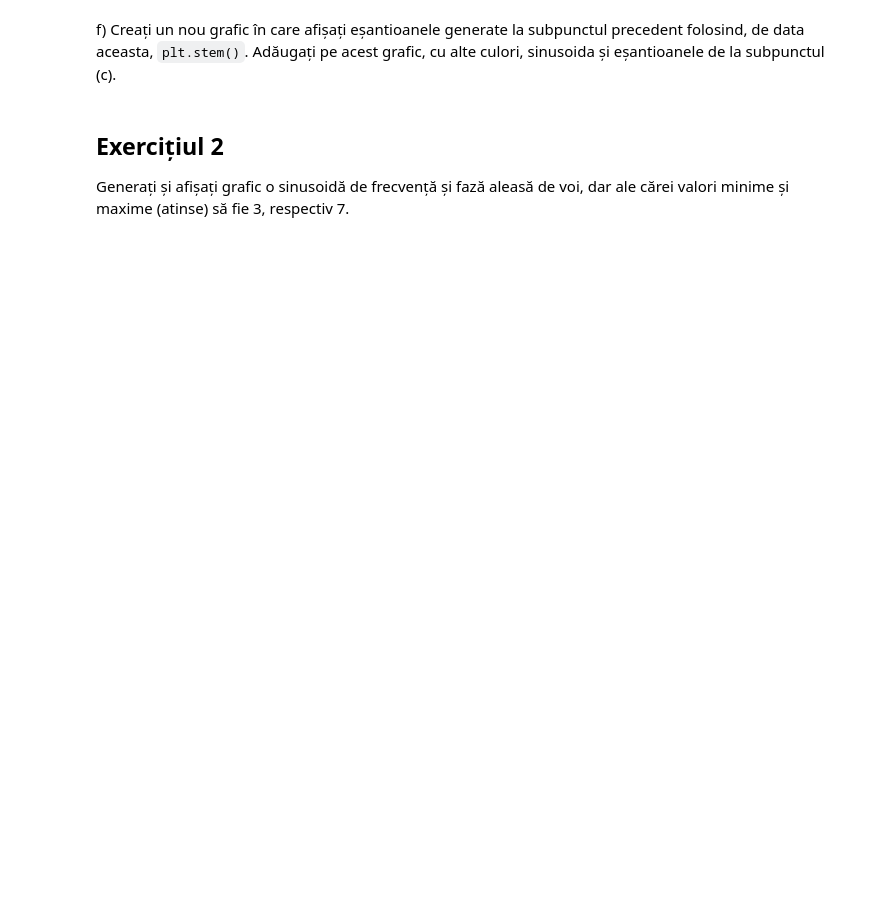
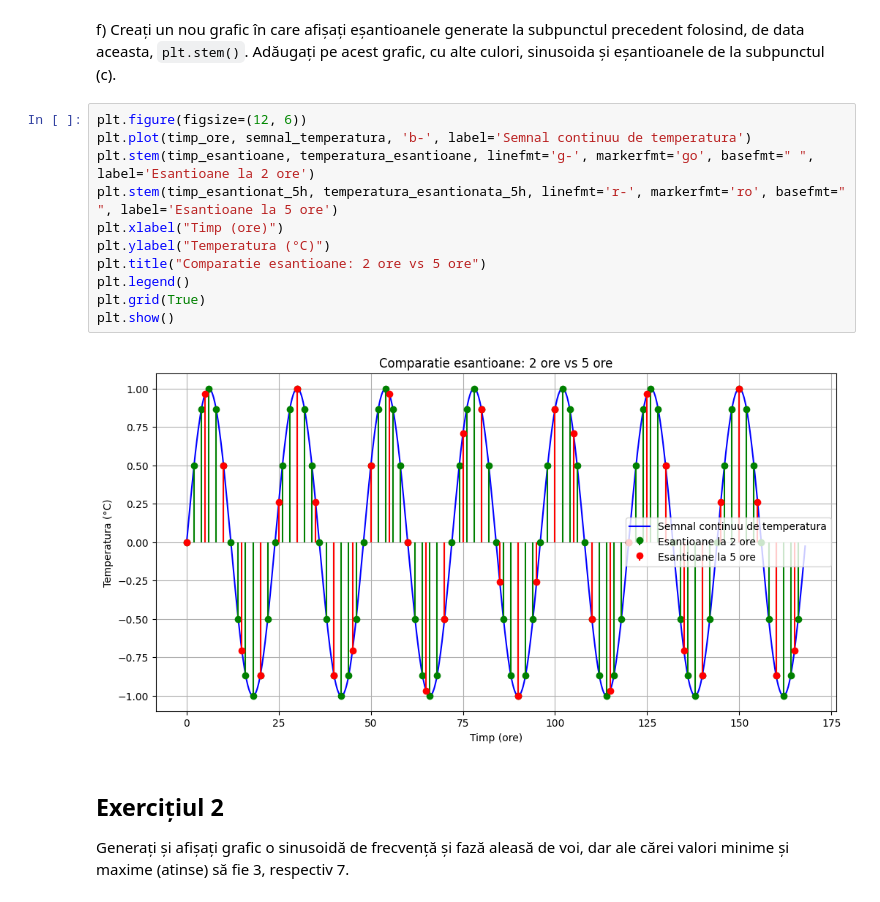
Before and after one commit to Glosperx/Semnale, a Jupyter notebook: lab5-Cojoaca_Alexandru.ipynb, the cells around one changed output. Cells and saved outputs as stored; diff of their text form; blank space fills up the shorter version.

```diff
--- a/lab5-Cojoaca_Alexandru.ipynb
+++ b/lab5-Cojoaca_Alexandru.ipynb
@@ -30,5 +103,18 @@ e) Generați eșantioanele pentru **noua perioadă de eșantionare** (5 ore). Af
 # %% [markdown]
 f) Creați un nou grafic în care afișați eșantioanele generate la subpunctul precedent folosind, de data aceasta, `plt.stem()`. Adăugați pe acest grafic, cu alte culori, sinusoida și eșantioanele de la subpunctul (c).
+# %%
+plt.figure(figsize=(12, 6))
+plt.plot(timp_ore, semnal_temperatura, 'b-', label='Semnal continuu de temperatura')
+plt.stem(timp_esantioane, temperatura_esantioane, linefmt='g-', markerfmt='go', basefmt=" ", label='Esantioane la 2 ore')
+plt.stem(timp_esantionat_5h, temperatura_esantionata_5h, linefmt='r-', markerfmt='ro', basefmt=" ", label='Esantioane la 5 ore')
+plt.xlabel("Timp (ore)")
+plt.ylabel("Temperatura (°C)")
+plt.title("Comparatie esantioane: 2 ore vs 5 ore")
+plt.legend()
+plt.grid(True)
+plt.show()
+# %% [output]
+[figure, added]
 # %% [markdown]
 ## Exercițiul 2
 
```
Also changed, not shown: parts of 7 cells of this notebook.
